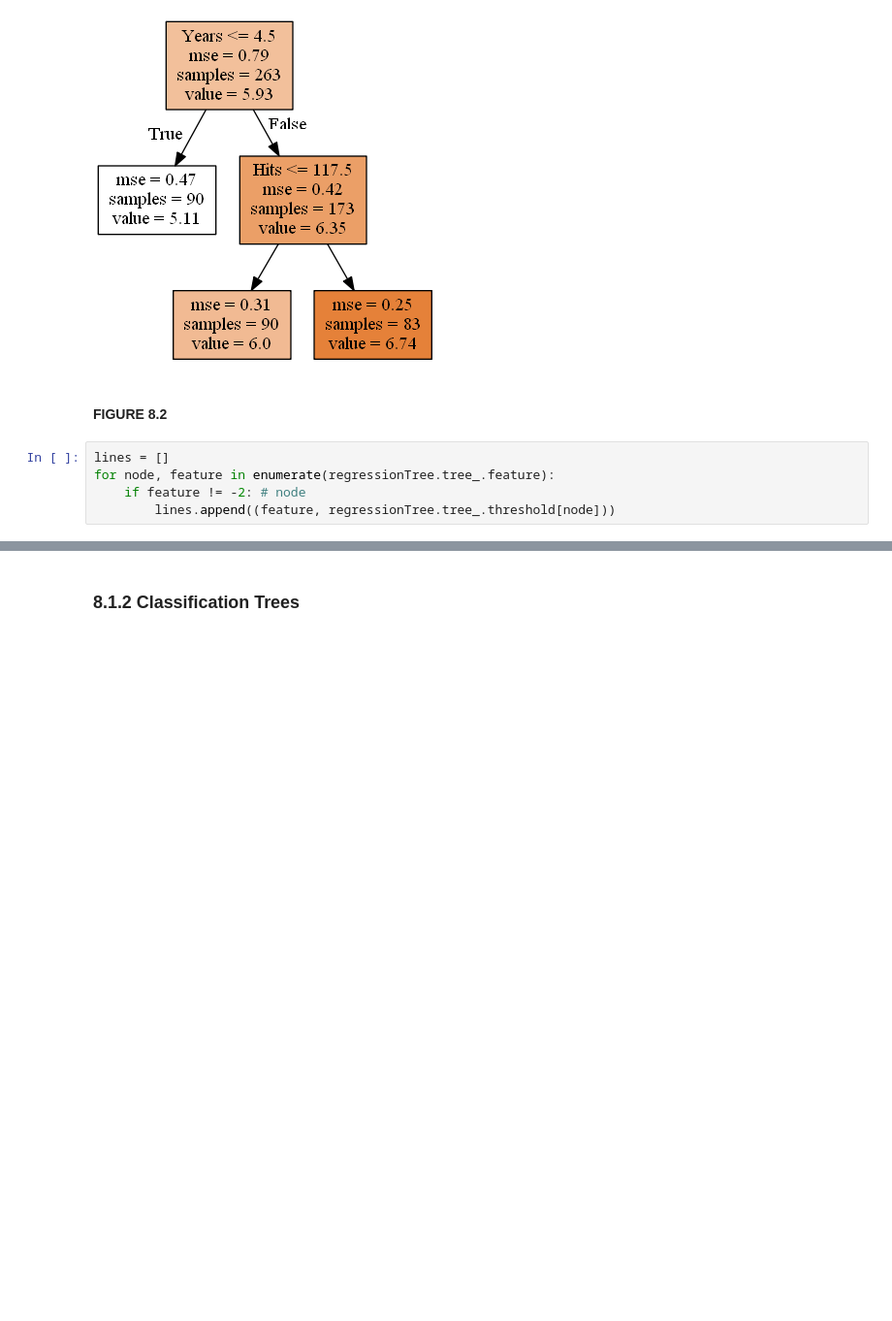
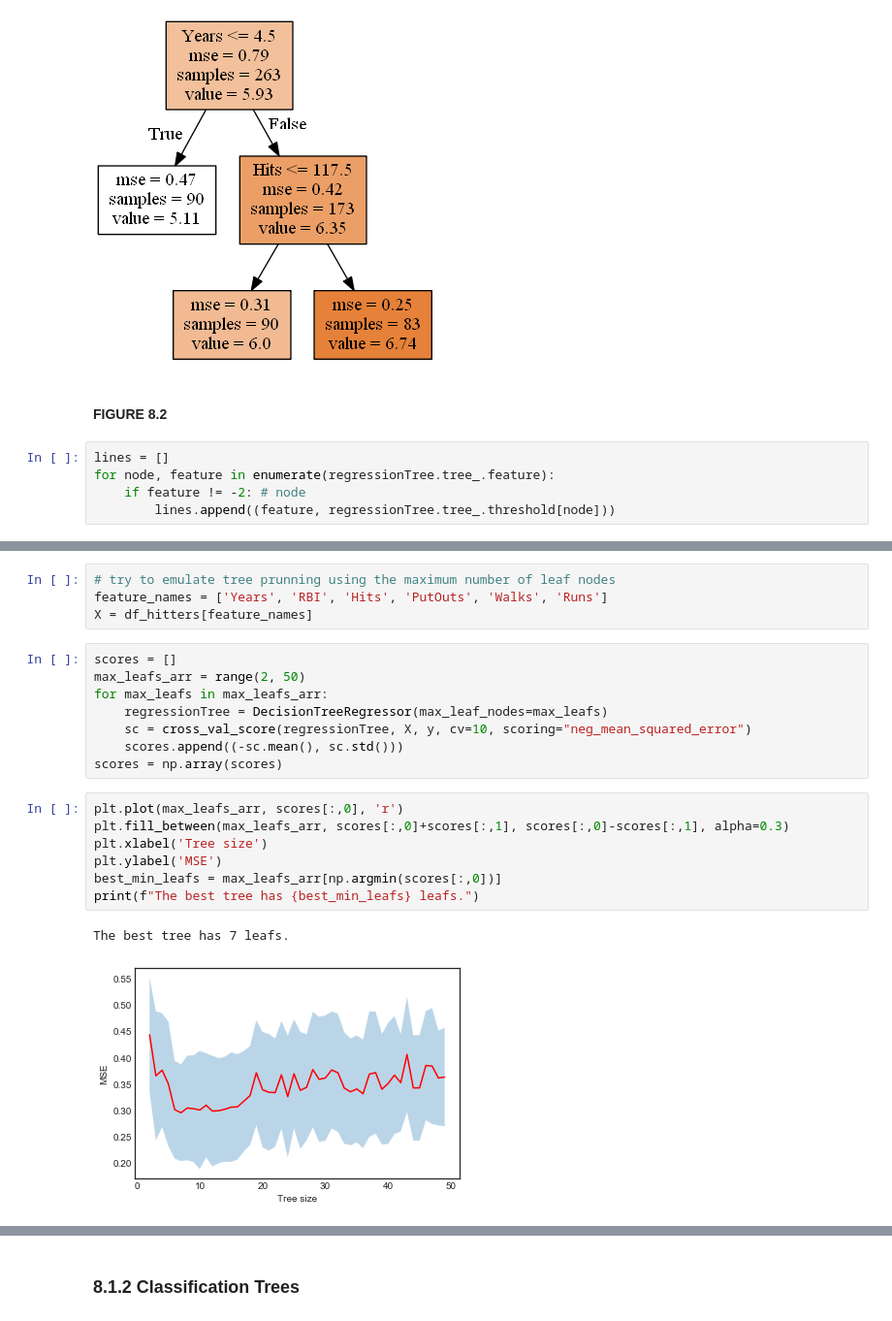
Before and after one commit to pedvide/ISLR_Python, a Jupyter notebook: Chapter8_Tree_Based_Methods.ipynb, the cells around one changed output, grey strips where cells are left out. Shown at 97% size. Cells and saved outputs as stored; diff of their text form; blank space fills up the shorter version.

```diff
--- a/Chapter8_Tree_Based_Methods.ipynb
+++ b/Chapter8_Tree_Based_Methods.ipynb
@@ -97,0 +105,22 @@ for feature, threshold in lines:
+# %%
+# try to emulate tree prunning using the maximum number of leaf nodes
+feature_names = ['Years', 'RBI', 'Hits', 'PutOuts', 'Walks', 'Runs']
+X = df_hitters[feature_names]
+# %%
+scores = []
+max_leafs_arr = range(2, 50)
+for max_leafs in max_leafs_arr:
+    regressionTree = DecisionTreeRegressor(max_leaf_nodes=max_leafs)
+    sc = cross_val_score(regressionTree, X, y, cv=10, scoring="neg_mean_squared_error")
+    scores.append((-sc.mean(), sc.std()))
+scores = np.array(scores)
+# %%
+plt.plot(max_leafs_arr, scores[:,0], 'r')
+plt.fill_between(max_leafs_arr, scores[:,0]+scores[:,1], scores[:,0]-scores[:,1], alpha=0.3)
+plt.xlabel('Tree size')
+plt.ylabel('MSE')
+best_min_leafs = max_leafs_arr[np.argmin(scores[:,0])]
+print(f"The best tree has {best_min_leafs} leafs.")
+# %% [output]
+The best tree has 7 leafs.
+[figure, added]
```
Also changed, not shown: parts of 4 cells of this notebook.
